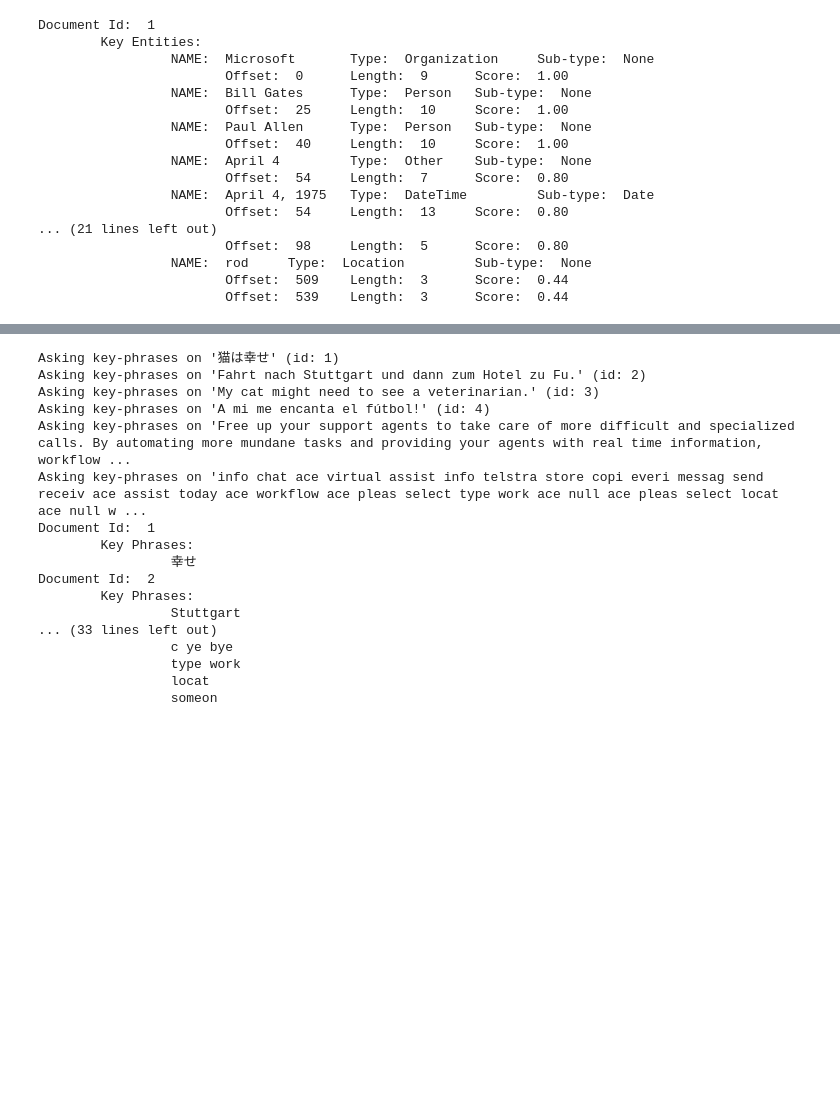
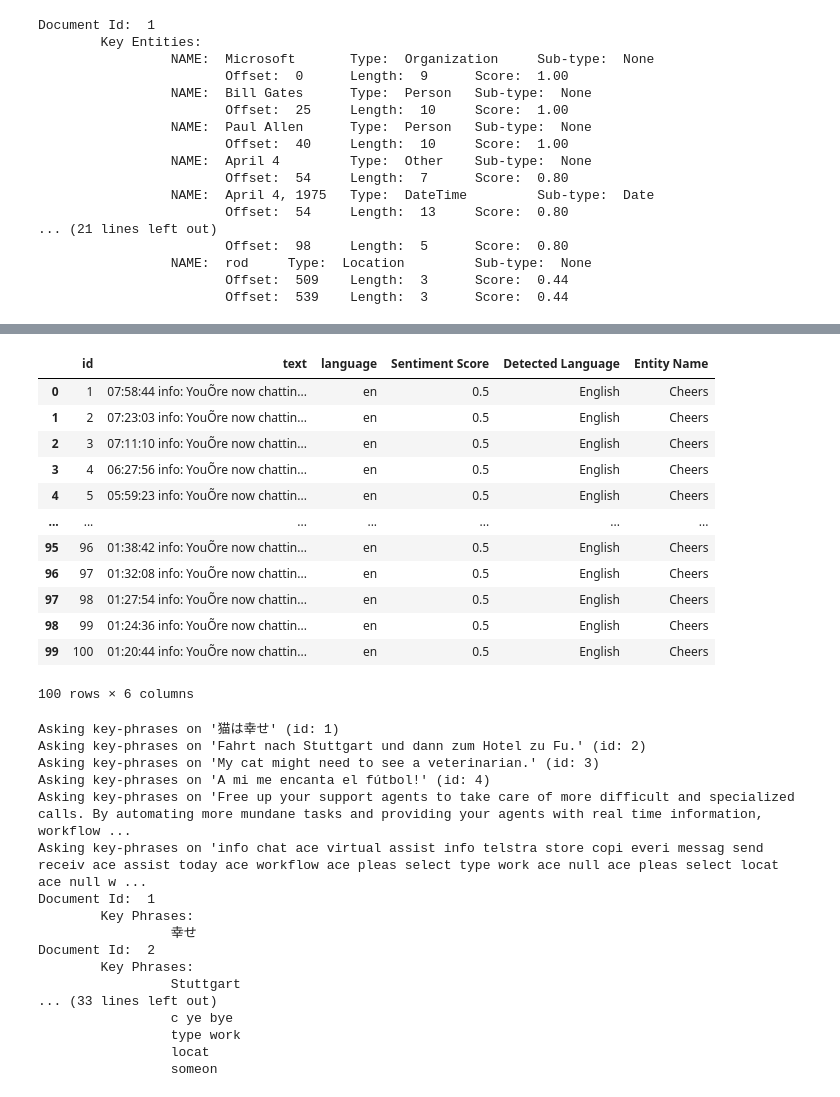
Before and after one commit to ayaz-ncr/azure, a Jupyter notebook: azure_text_analytics.ipynb, the cells around one changed output, grey strips where cells are left out. Drawn from its saved outputs; the diff is of its cells as text; code cells hidden in the pictures; blank space fills up the shorter version.

```diff
--- a/azure_text_analytics.ipynb
+++ b/azure_text_analytics.ipynb
@@ -25,0 +31,10 @@ dataset.head()
+# %%
+import re
+for i in range(0, 100):
+  dataset['text'][i] = re.sub('[^a-zA-Z]', ' ', dataset['text'][i])
+  dataset['text'][i] = ' '.join(dataset['text'][i].split())
+  dataset['text'][i] = dataset['text'][i].lower()
+#clean = clean.split()
+#dataset
+#dataset['text'][0]
+#clean
@@ -26,5 +54,5 @@ dataset.head()
 # %%
-dataset.rename(columns = {'Start (UTC)':'Date'}, inplace = True)
+#dataset.rename(columns = {'Start (UTC)':'Date'}, inplace = True)
 # %%
 dataset1 = dataset.to_dict('records')
 # %%
@@ -176,3 +327,19 @@ Document Id:  1
+# %%
+dataset
+# %% [output]
+|  | id | text | language | Sentiment Score | Detected Language | Entity Name |
+| 0 | 1 | 07:58:44 info: YouÕre now chattin... | en | 0.5 | English | Cheers |
+| 1 | 2 | 07:23:03 info: YouÕre now chattin... | en | 0.5 | English | Cheers |
+| 2 | 3 | 07:11:10 info: YouÕre now chattin... | en | 0.5 | English | Cheers |
+| 3 | 4 | 06:27:56 info: YouÕre now chattin... | en | 0.5 | English | Cheers |
+| 4 | 5 | 05:59:23 info: YouÕre now chattin... | en | 0.5 | English | Cheers |
+| ... | ... | ... | ... | ... | ... | ... |
+| 95 | 96 | 01:38:42 info: YouÕre now chattin... | en | 0.5 | English | Cheers |
+| 96 | 97 | 01:32:08 info: YouÕre now chattin... | en | 0.5 | English | Cheers |
+| 97 | 98 | 01:27:54 info: YouÕre now chattin... | en | 0.5 | English | Cheers |
+| 98 | 99 | 01:24:36 info: YouÕre now chattin... | en | 0.5 | English | Cheers |
+| 99 | 100 | 01:20:44 info: YouÕre now chattin... | en | 0.5 | English | Cheers |
+100 rows × 6 columns
 # %%
 def key_phrases():
 
```
Also changed, not shown: parts of 18 cells of this notebook.
